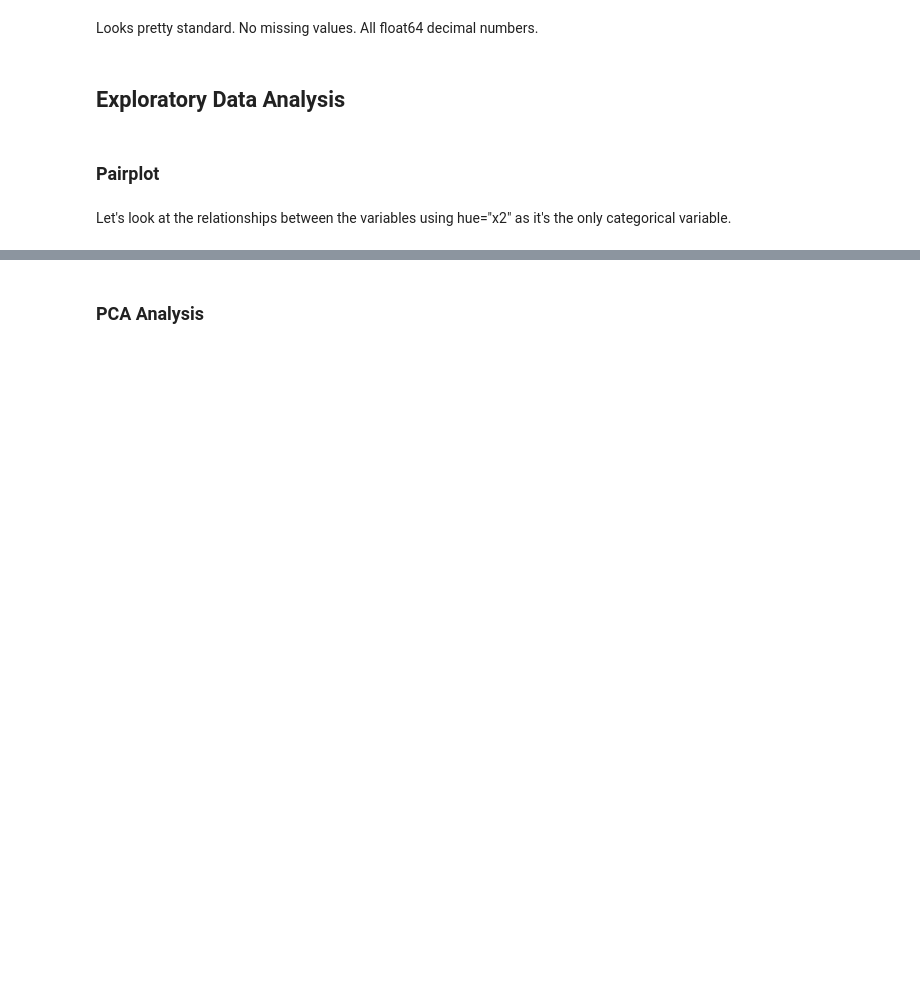
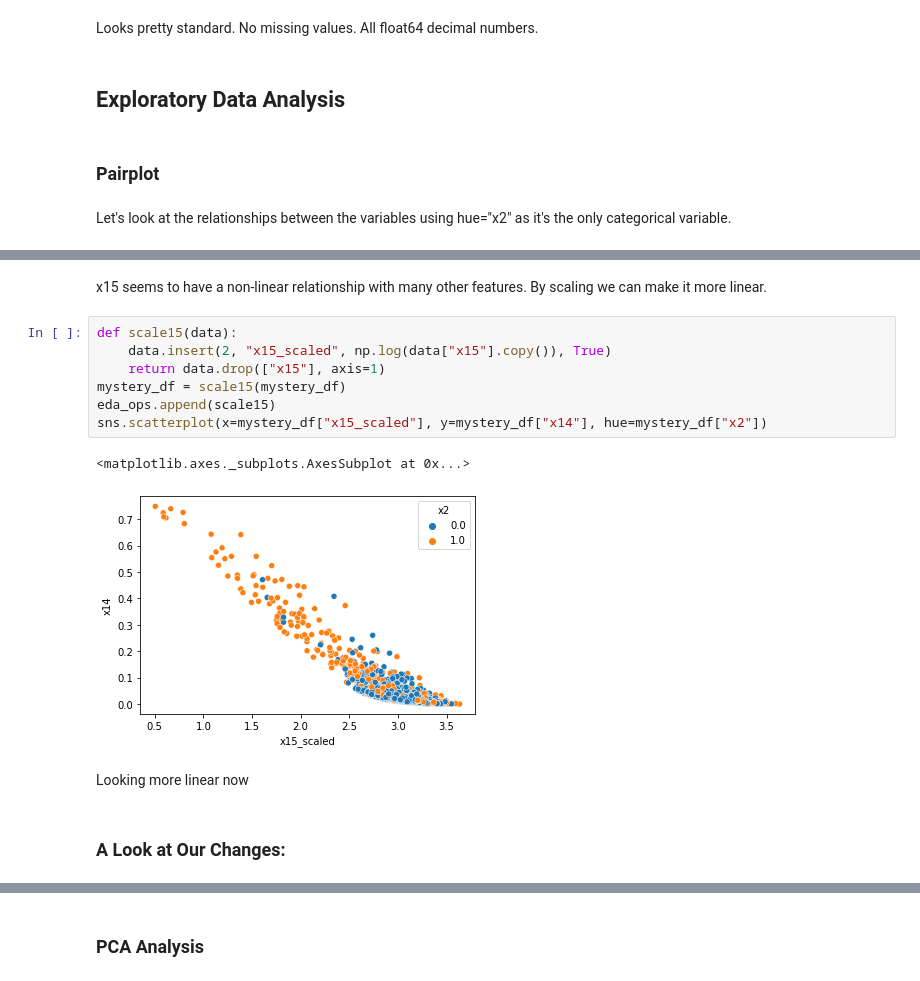
Before and after one commit to JacksonKerr/LinearRegression, a Jupyter notebook: Assignment3/Supervised_Learning/Part_4.ipynb, the cells around one changed output, grey strips where cells are left out. Saved outputs shown, nothing was run; the diff lists cells and outputs as text; blank space fills up the shorter version.

```diff
--- a/Assignment3/Supervised_Learning/Part_4.ipynb
+++ b/Assignment3/Supervised_Learning/Part_4.ipynb
@@ -192,0 +249,16 @@ A lot of the variables are highly correlated with eachother. This was hinted at
+# %% [markdown]
+x15 seems to have a non-linear relationship with many other features. By scaling we can make it more linear.
+# %%
+def scale15(data):
+    data.insert(2, "x15_scaled", np.log(data["x15"].copy()), True)
+    return data.drop(["x15"], axis=1)
+mystery_df = scale15(mystery_df)
+eda_ops.append(scale15)
+sns.scatterplot(x=mystery_df["x15_scaled"], y=mystery_df["x14"], hue=mystery_df["x2"])
+# %% [output]
+<matplotlib.axes._subplots.AxesSubplot at 0x...>
+[figure, added]
+# %% [markdown]
+Looking more linear now
+# %% [markdown]
+### A Look at Our Changes:
```
Also changed, not shown: parts of 71 cells of this notebook.
